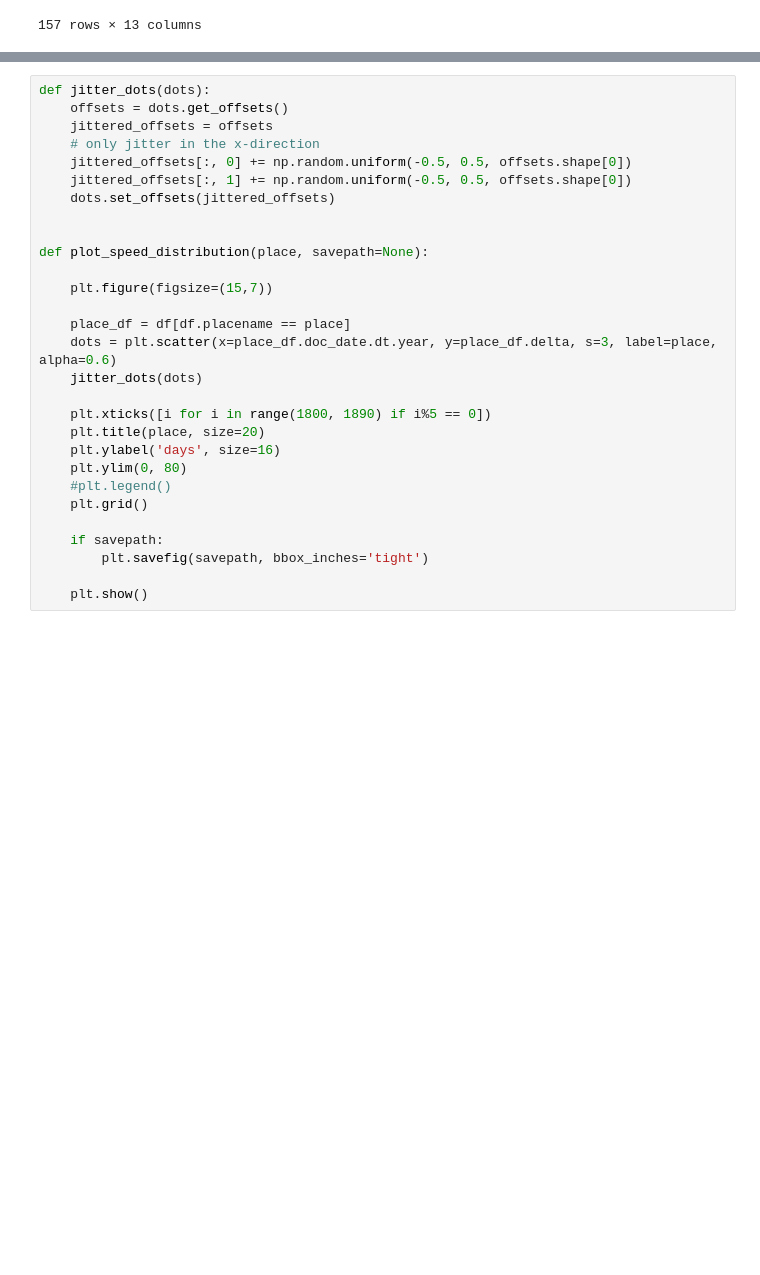
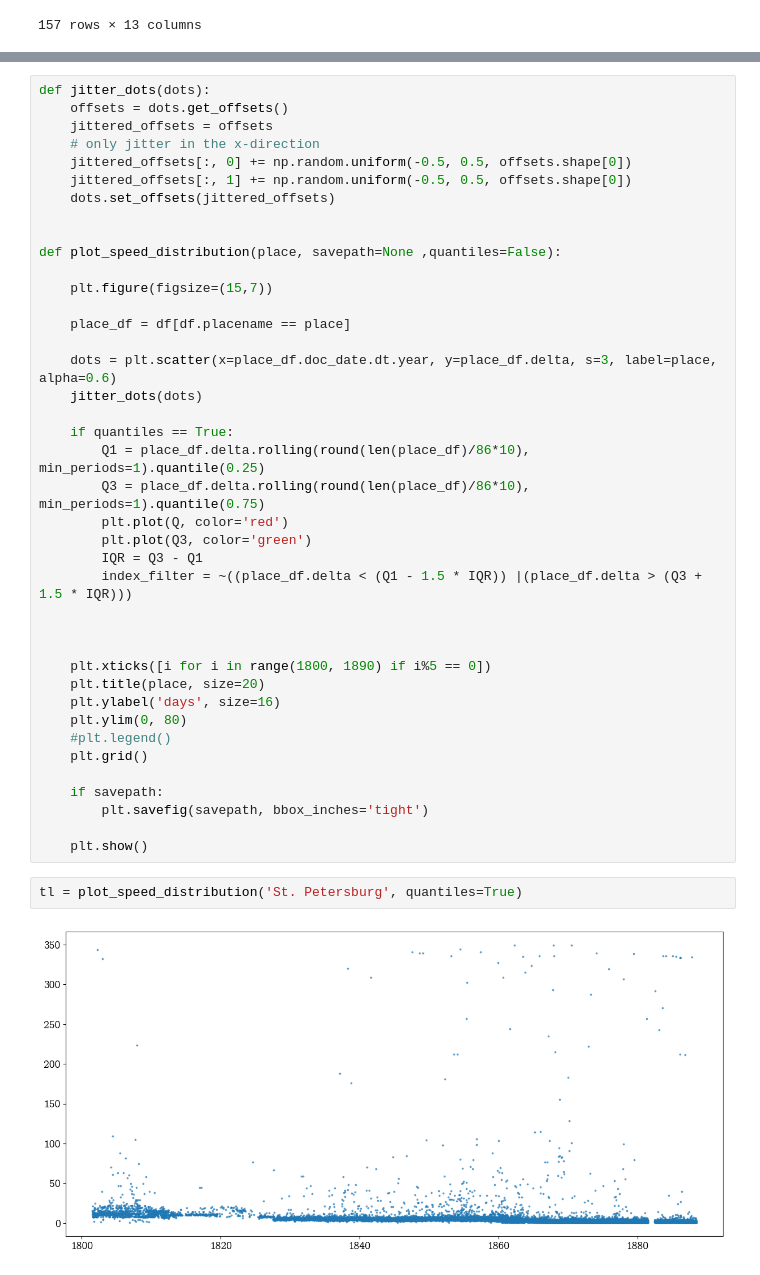
Before and after one commit to krkryger/rigasche-zeitung, a Jupyter notebook: notebooks/analysis.ipynb, the cells around one changed output, grey strips where cells are left out. Cells and saved outputs as stored; diff of their text form; blank space fills up the shorter version.

```diff
--- a/notebooks/analysis.ipynb
+++ b/notebooks/analysis.ipynb
@@ -247,13 +247,24 @@ def jitter_dots(dots):
     dots.set_offsets(jittered_offsets)
 
 
-def plot_speed_distribution(place, savepath=None):
+def plot_speed_distribution(place, savepath=None ,quantiles=False):
 
     plt.figure(figsize=(15,7))
 
     place_df = df[df.placename == place]
+
     dots = plt.scatter(x=place_df.doc_date.dt.year, y=place_df.delta, s=3, label=place, alpha=0.6)
     jitter_dots(dots)
+
+    if quantiles == True:
+        Q1 = place_df.delta.rolling(round(len(place_df)/86*10), min_periods=1).quantile(0.25)
+        Q3 = place_df.delta.rolling(round(len(place_df)/86*10), min_periods=1).quantile(0.75)
+        plt.plot(Q, color='red')
+        plt.plot(Q3, color='green')
+        IQR = Q3 - Q1
+        index_filter = ~((place_df.delta < (Q1 - 1.5 * IQR)) |(place_df.delta > (Q3 + 1.5 * IQR)))
+
+
 
     plt.xticks([i for i in range(1800, 1890) if i%5 == 0])
     plt.title(place, size=20)
@@ -266,3 +277,7 @@ def plot_speed_distribution(place, savepath=None):
         plt.savefig(savepath, bbox_inches='tight')
 
     plt.show()
+# %%
+tl = plot_speed_distribution('St. Petersburg', quantiles=True)
+# %% [output]
+[figure, added]
```
Also changed, not shown: parts of 5 cells of this notebook, 1 other file.
